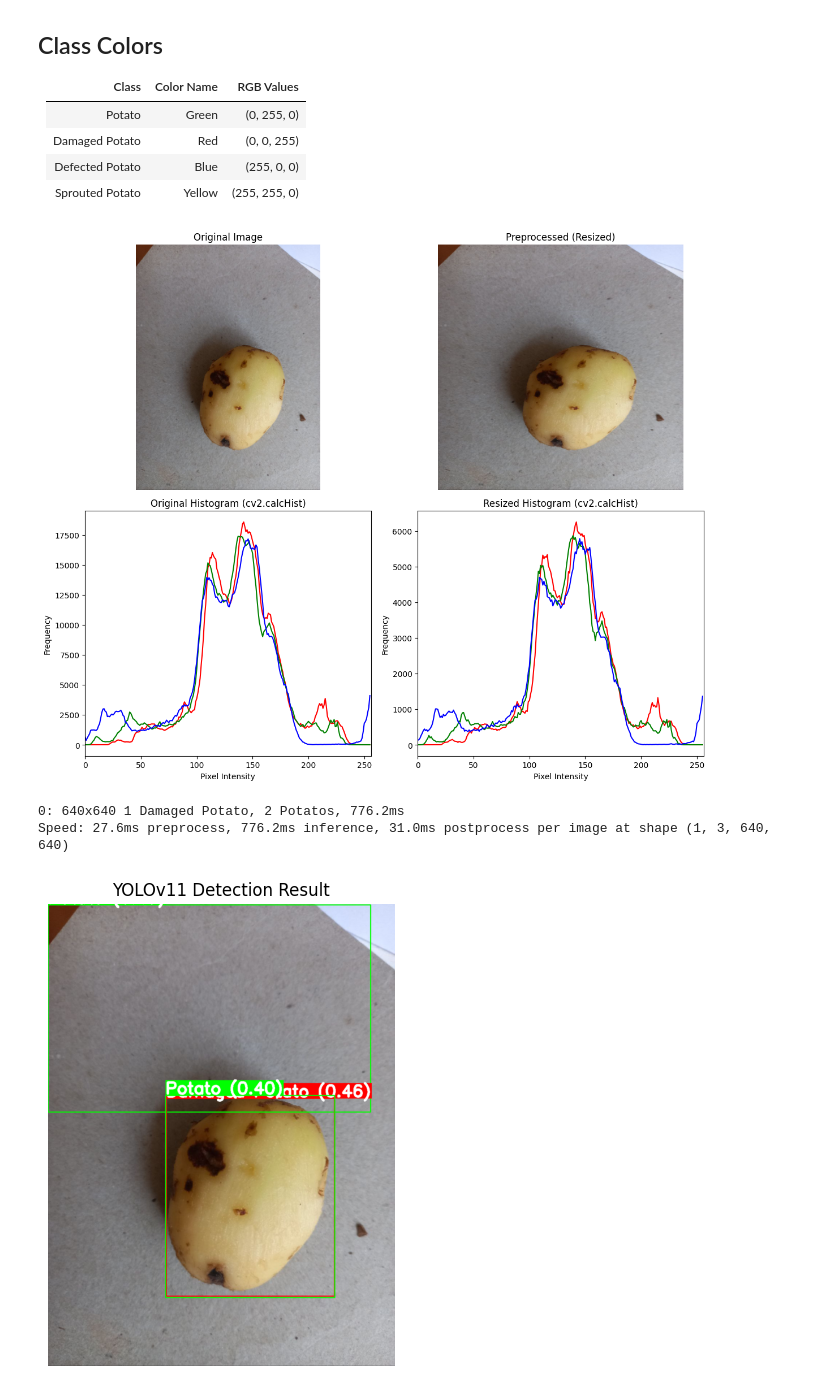
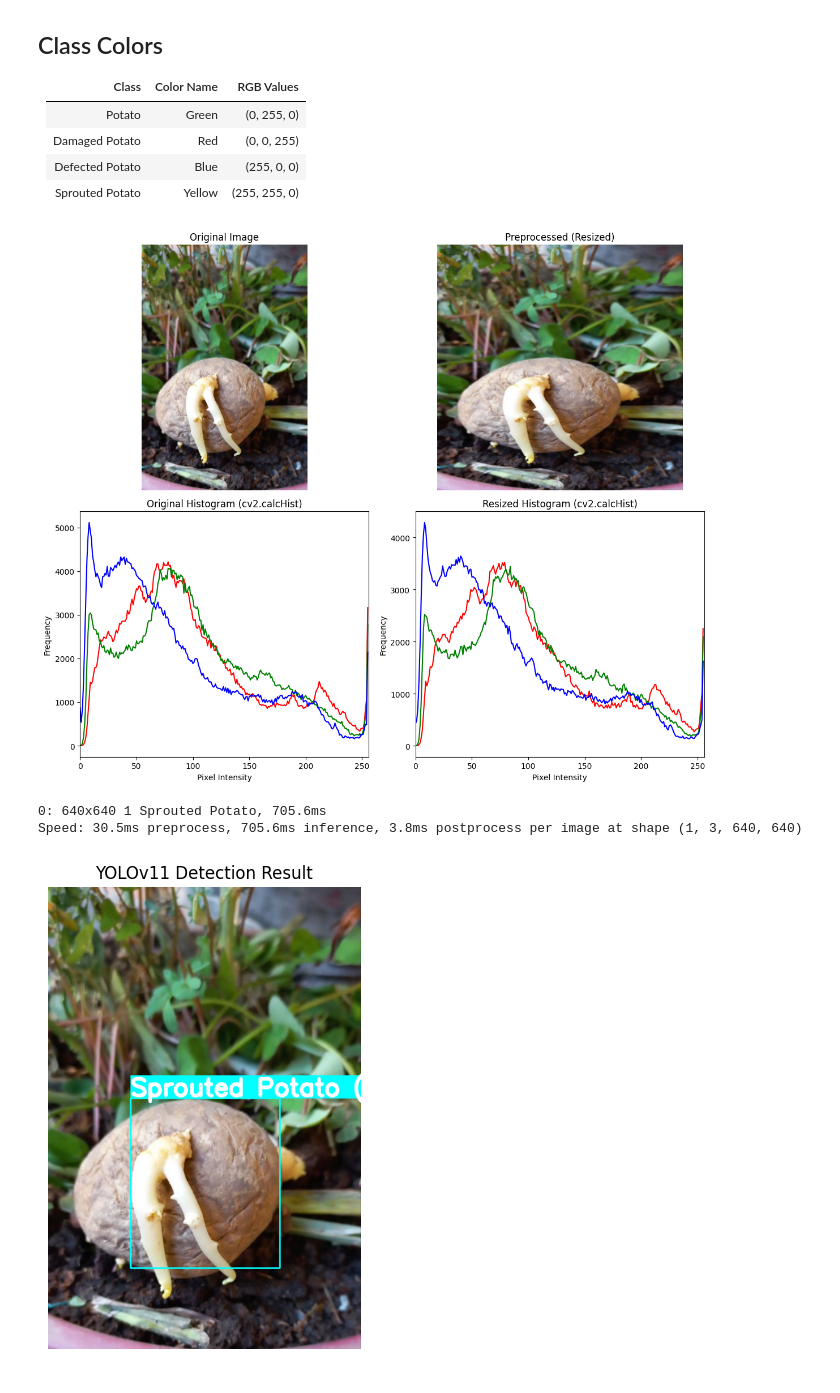
Before and after one commit to tinsaeabreham45/potato_detection, a Jupyter notebook: pDetect/test_model.ipynb, the cells around one changed output. Drawn from its saved outputs; the diff is of its cells as text; code cells hidden in the pictures.

```diff
--- a/pDetect/test_model.ipynb
+++ b/pDetect/test_model.ipynb
@@ -77,14 +77,6 @@ Speed: 23.3ms preprocess, 551.1ms inference, 18.2ms postprocess per image at sha
 | Defected Potato   | Blue        | (255, 0, 0)      |
 | Sprouted Potato   | Yellow      | (255, 255, 0)    |
 # %%
-import cv2
-import numpy as np
-import matplotlib.pyplot as plt
-from ultralytics import YOLO
-
-import cv2
-import numpy as np
-import matplotlib.pyplot as plt
 
 def preprocess_image(image_path):
     image_bgr = cv2.imread(image_path)
@@ -160,35 +152,36 @@ def detect_and_annotate_potato(preprocessed_image, original_image, model_path="m
             label_name = model.names[cls_id]
             label = f"{label_name} ({conf:.2f})"
             color = class_colors.get(label_name, (255, 255, 255))
 
 
             x1_orig = int(x1 * orig_w / proc_w)
             y1_orig = int(y1 * orig_h / proc_h)
             x2_orig = int(x2 * orig_w / proc_w)
             y2_orig = int(y2 * orig_h / proc_h)
 
 
             cv2.rectangle(original_image, (x1_orig, y1_orig), (x2_orig, y2_orig), color, thickness)
             (text_w, text_h), _ = cv2.getTextSize(label, font, font_scale, thickness)
             cv2.rectangle(original_image, (x1_orig, y1_orig - text_h - 10), (x1_orig + text_w, y1_orig), color, -1)
             cv2.putText(original_image, label, (x1_orig, y1_orig - 5), font, font_scale, (255, 255, 255), thickness_font)
 
 
     annotated_rgb = cv2.cvtColor(original_image, cv2.COLOR_BGR2RGB)
 
     plt.figure(figsize=(6, 6))
     plt.imshow(annotated_rgb)
     plt.title("YOLOv11 Detection Result")
     plt.axis("off")
     plt.show()
 
 
 
-image_path = "images/photo_2025-05-01_14-33-59.jpg"
+# image_path = "images/59.jpg"
+image_path = "images/photo_2025-04-25_16-51-49.jpg"
 preprocessed_image, original_image = preprocess_image(image_path)
 detect_and_annotate_potato(preprocessed_image, original_image)
 # %% [output]
-[figure, old version]
+[figure, new version]
-0: 640x640 1 Damaged Potato, 2 Potatos, 776.2ms
-Speed: 27.6ms preprocess, 776.2ms inference, 31.0ms postprocess per image at shape (1, 3, 640, 640)
+0: 640x640 1 Sprouted Potato, 705.6ms
+Speed: 30.5ms preprocess, 705.6ms inference, 3.8ms postprocess per image at shape (1, 3, 640, 640)
-[figure, old version]
+[figure, new version]
```
Also changed, not shown: parts of 1 cell of this notebook.
